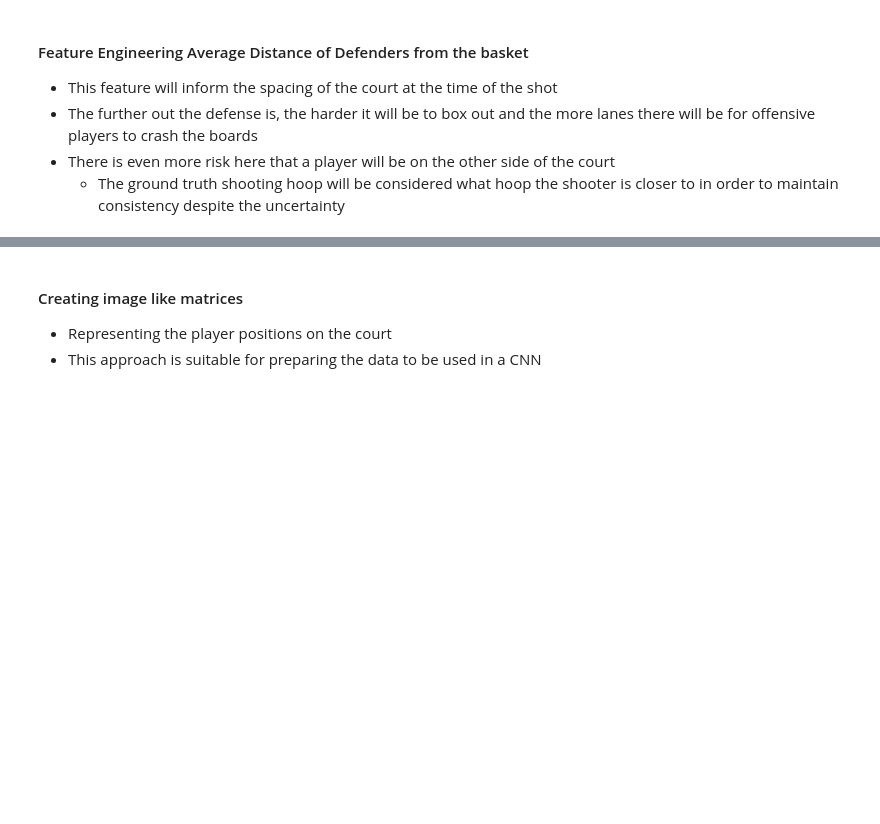
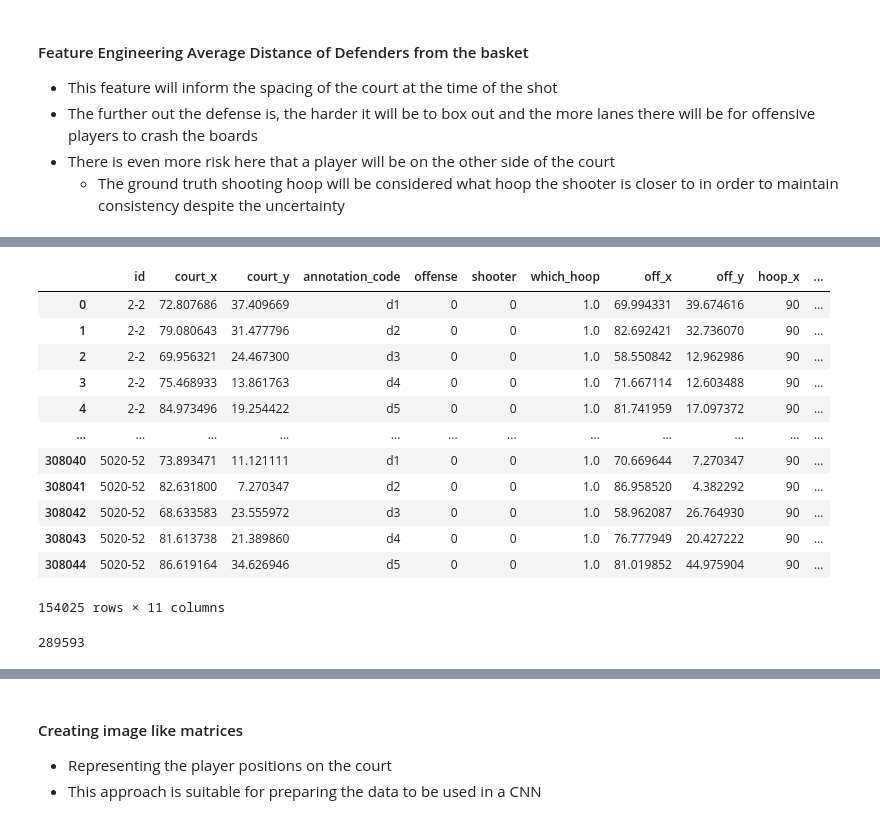
Before and after one commit to timseymour42/shotquality-offensive-rebounding, a Jupyter notebook: orbd_prediction.ipynb, the cells around one changed output, grey strips where cells are left out. Saved outputs shown, nothing was run; the diff lists cells and outputs as text; code cells hidden in the pictures; blank space fills up the shorter version.

```diff
--- a/orbd_prediction.ipynb
+++ b/orbd_prediction.ipynb
@@ -362,0 +486,13 @@ train_pbp_with_rebounds
+# %%
+# calculating the angle from the offensive player to the defensive player to the hoop
+# Calculate the angles in radians
+def_training_data['angle_def_to_hoop'] = np.arctan2(def_training_data['court_y'] - def_training_data['which_hoop'], def_training_data['court_x'])
+def_training_data['angle_def_to_off'] = np.arctan2(df['off_y'] - def_training_data['court_y'], def_training_data['off_x'] - def_training_data['court_x'])
+
+# Convert angles from radians to degrees if desired
+def_training_data['angle_def_to_hoop'] = np.degrees(def_training_data['angle_def_to_hoop'])
+def_training_data['angle_def_to_off'] = np.degrees(def_training_data['angle_def_to_off'])
+
+# Normalize angles to [0, 360] degrees for better interpretation
+def_training_data['angle_def_to_hoop'] = (def_training_data['angle_def_to_hoop'] + 360) % 360
+def_training_data['angle_def_to_off'] = (def_training_data['angle_def_to_off'] + 360) % 360
@@ -362,0 +505,21 @@ train_pbp_with_rebounds
+# %%
+def_training_data['hoop_x'] = def_training_data['which_hoop'].apply(lambda x: 90 if x == 1 else 0)
+def_training_data['hoop_y'] = 4
+# %%
+def_training_data.drop(columns='assigned_annotation_code', inplace=True)
+# %%
+def_training_data
+# %% [output]
+|  | id | court_x | court_y | annotation_code | offense | shooter | which_hoop | off_x | off_y | hoop_x | ... |
+| 0 | 2-2 | 72.807686 | 37.409669 | d1 | 0 | 0 | 1.0 | 69.994331 | 39.674616 | 90 | ... |
+| 1 | 2-2 | 79.080643 | 31.477796 | d2 | 0 | 0 | 1.0 | 82.692421 | 32.736070 | 90 | ... |
+| 2 | 2-2 | 69.956321 | 24.467300 | d3 | 0 | 0 | 1.0 | 58.550842 | 12.962986 | 90 | ... |
+| 3 | 2-2 | 75.468933 | 13.861763 | d4 | 0 | 0 | 1.0 | 71.667114 | 12.603488 | 90 | ... |
+| 4 | 2-2 | 84.973496 | 19.254422 | d5 | 0 | 0 | 1.0 | 81.741959 | 17.097372 | 90 | ... |
+| ... | ... | ... | ... | ... | ... | ... | ... | ... | ... | ... | ... |
+| 308040 | 5020-52 | 73.893471 | 11.121111 | d1 | 0 | 0 | 1.0 | 70.669644 | 7.270347 | 90 | ... |
+| 308041 | 5020-52 | 82.631800 | 7.270347 | d2 | 0 | 0 | 1.0 | 86.958520 | 4.382292 | 90 | ... |
+| 308042 | 5020-52 | 68.633583 | 23.555972 | d3 | 0 | 0 | 1.0 | 58.962087 | 26.764930 | 90 | ... |
+| 308043 | 5020-52 | 81.613738 | 21.389860 | d4 | 0 | 0 | 1.0 | 76.777949 | 20.427222 | 90 | ... |
+| 308044 | 5020-52 | 86.619164 | 34.626946 | d5 | 0 | 0 | 1.0 | 81.019852 | 44.975904 | 90 | ... |
+154025 rows × 11 columns
@@ -362,0 +561,4 @@ train_pbp_with_rebounds
+# %%
+len(subgraph)
+# %% [output]
+289593
```
Also changed, not shown: parts of 59 cells of this notebook, 2 other files.
